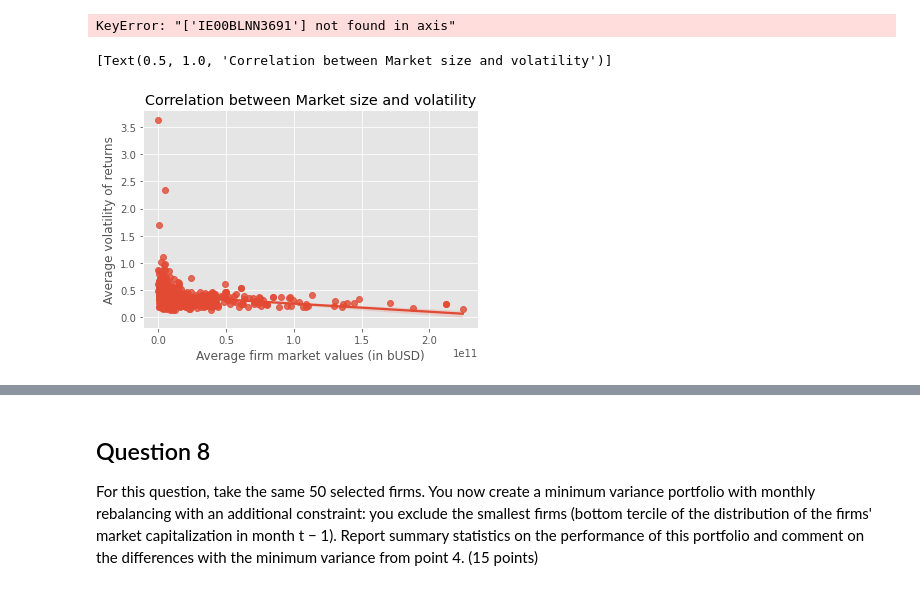
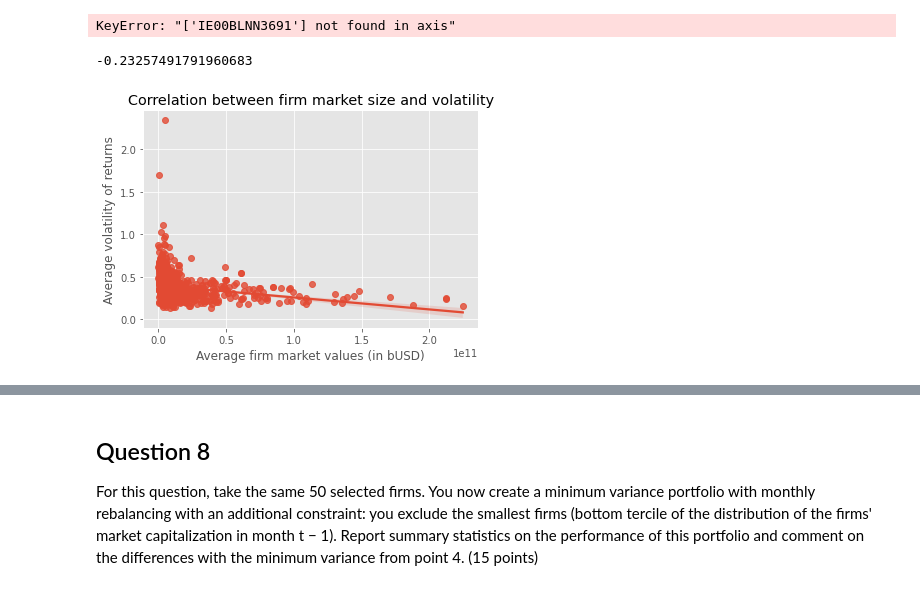
Before and after one commit to 0xMarmelade/FIN-429-Sustainable-finance, a Jupyter notebook: h1.ipynb, the cells around one changed output, grey strips where cells are left out. Cells and saved outputs as stored; diff of their text form; code cells hidden in the pictures.

```diff
--- a/h1.ipynb
+++ b/h1.ipynb
@@ -38,7 +39,7 @@ Remove firms with unusual data:
 - IE00BLNN3691 (Weatherford International Ltd. Equity) has a weird extremely high return in end 2019. WILL KEEP FOR NOW
 # %%
 scores.dropna(how='all', inplace=True)
-scores.drop(['GB00B45TWN62', 'GB00B979H674', 'NL0010157558', 'DE000A2YPGA9'], axis='index', inplace=True)
+scores.drop(['GB00B45TWN62', 'GB00B979H674', 'NL0010157558', 'DE000A2YPGA9', 'GB0031718066'], axis='index', inplace=True)
 eu_firm_names = scores.index
 # %%
 eu_firm_returns = returns[eu_firm_names]
@@ -218,10 +219,11 @@ eu_firm_returns.corrwith(eu_firm_market_values, axis=0).mean()
 # %%
+eu_firm_market_values.drop('IE00BLNN3691', axis='columns', inplace=True)
 eu_firm_returns.drop('IE00BLNN3691', axis='columns', inplace=True)
-eu_firm_returns.drop('IE00BLNN3691', axis='columns', inplace=True)
 # %% [output]
 KeyError: "['IE00BLNN3691'] not found in axis"
 # %%
-sns.regplot(x = pd.Series(eu_firm_market_values.mean(), name='Average firm market values (in bUSD)'), y = pd.Series(eu_firm_returns.std() * math.sqrt(12), name='Average volatility of returns')).set(title='Correlation between Market size and volatility')
+sns.regplot(x = pd.Series(eu_firm_market_values.mean(), name='Average firm market values (in bUSD)'), y = pd.Series(eu_firm_returns.std() * math.sqrt(12), name='Average volatility of returns')).set(title='Correlation between firm market size and volatility')
+(eu_firm_returns.std() * math.sqrt(12)).corr(eu_firm_market_values.mean()).mean()
 # %% [output]
-[Text(0.5, 1.0, 'Correlation between Market size and volatility')]
+-0.23257491791960683
-[figure, old version]
+[figure, new version]
```
Also changed, not shown: parts of 21 cells of this notebook.
